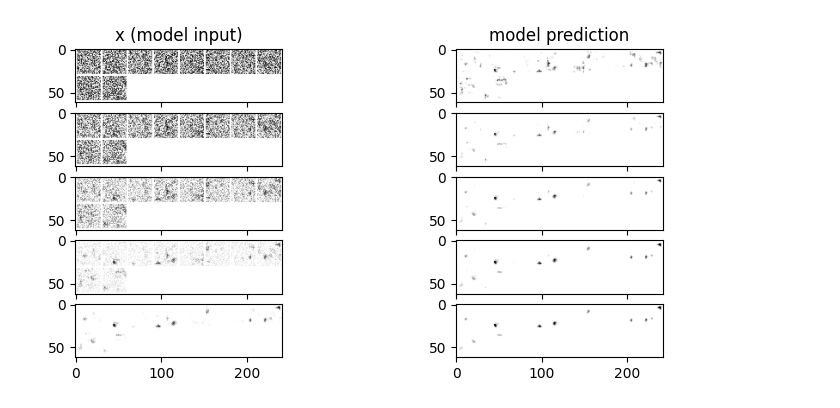
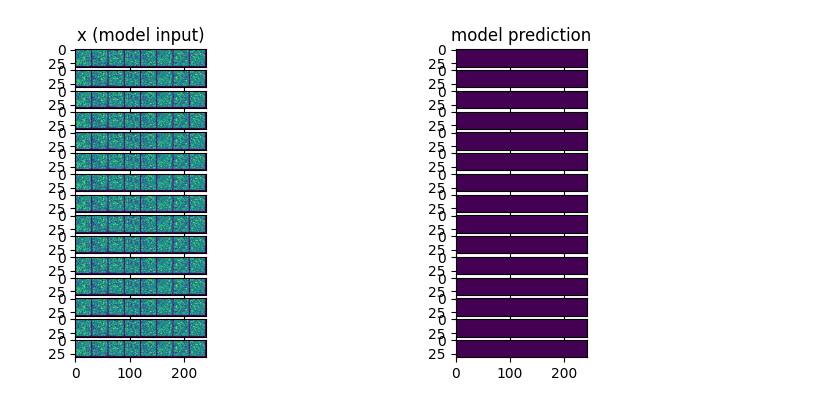
Before and after one commit to Roszczyk/SSNE_cwiczenia, a Jupyter notebook: miniprojekt_4/diffusion.ipynb, the cells around one changed output. Drawn from its saved outputs; the diff is of its cells as text; code cells hidden in the pictures.

```diff
--- a/miniprojekt_4/diffusion.ipynb
+++ b/miniprojekt_4/diffusion.ipynb
@@ -78,14 +76,16 @@ class BasicUNet(nn.Module):
         self.down_layers = torch.nn.ModuleList(
             [
                 nn.Conv2d(in_channels, 32, kernel_size=5, padding=2),
-                nn.Conv2d(32, 64, kernel_size=5, padding=2),
-                nn.Conv2d(64, 64, kernel_size=5, padding=2),
+                nn.Conv2d(32, 256, kernel_size=5, padding=2),
+                nn.Conv2d(256, 256, kernel_size=5, padding=2),
+                nn.Conv2d(256, 256, kernel_size=5, padding=2),
             ]
         )
         self.up_layers = torch.nn.ModuleList(
             [
-                nn.Conv2d(64, 64, kernel_size=5, padding=2),
-                nn.Conv2d(64, 32, kernel_size=5, padding=2),
+                nn.Conv2d(256, 256, kernel_size=5, padding=2),
+                nn.Conv2d(256, 256, kernel_size=5, padding=2),
+                nn.Conv2d(256, 32, kernel_size=5, padding=2),
                 nn.Conv2d(32, out_channels, kernel_size=5, padding=2),
             ]
         )
@@ -97,24 +97,28 @@ class BasicUNet(nn.Module):
         h = []
         for i, l in enumerate(self.down_layers):
             x = self.act(l(x))  # Through the layer and the activation function
-            if i < 2:  # For all but the third (final) down layer:
+            if i < 3:  # For all but the third (final) down layer:
                 h.append(x)  # Storing output for skip connection
                 x = self.downscale(x)  # Downscale ready for the next layer
-
+        # t = t.repeat(1,x.size(2), x.size(3), 1).permute(3,0,1,2)
+        # x=torch.cat((x,t),dim=1)
         for i, l in enumerate(self.up_layers):
             if i > 0:  # For all except the first up layer
                 x = self.upscale(x)  # Upscale
-                x += h.pop()  # Fetching stored output (skip connection)
+                h_tensor = h.pop()
+                if x.size() != h_tensor.size():
+                    x = F.interpolate(x, size=h_tensor.size()[2:], mode='bilinear', align_corners=True)
+                x += h_tensor  # Fetching stored output (skip connection)
             x = self.act(l(x))  # Through the layer and the activation function
 
         return x
 # %%
 # Dataloader (you can mess with batch size)
-batch_size = 32
+batch_size = 128
 train_dataloader = DataLoader(data_set, batch_size=batch_size, shuffle=True)
 
 # How many runs through the data should we do?
-n_epochs = 5
+n_epochs = 15
 
 # Create the network
 net = BasicUNet()
@@ -171,22 +185,23 @@ Finished epoch 4. Average loss for this epoch: 0.186920
 # %%
-n_steps = 5
-x = torch.rand(10, 3, 28, 28).to(device)  # Start from random
+n_steps = 15
+batch = 8
+x = torch.rand(batch, 3, 28, 28).to(device)  # Start from random
 step_history = [x.detach().cpu()]
 pred_output_history = []
 
 for i in range(n_steps):
     with torch.no_grad():  # No need to track gradients during inference
         pred = net(x)  # Predict the denoised x0
     pred_output_history.append(pred.detach().cpu())  # Store model output for plotting
     mix_factor = 1 / (n_steps - i)  # How much we move towards the prediction
     x = x * (1 - mix_factor) + pred * mix_factor  # Move part of the way there
     step_history.append(x.detach().cpu())  # Store step for plotting
 
 fig, axs = plt.subplots(n_steps, 2, figsize=(9, 4), sharex=True)
 axs[0, 0].set_title("x (model input)")
 axs[0, 1].set_title("model prediction")
 for i in range(n_steps):
-    axs[i, 0].imshow(torchvision.utils.make_grid(step_history[i])[0].clip(0, 1), cmap="Greys")
-    axs[i, 1].imshow(torchvision.utils.make_grid(pred_output_history[i])[0].clip(0, 1), cmap="Greys")
+    axs[i, 0].imshow(torchvision.utils.make_grid(step_history[i])[0].clip(0, 1))
+    axs[i, 1].imshow(torchvision.utils.make_grid(pred_output_history[i])[0].clip(0, 1))
 # %% [output]
-[figure, old version]
+[figure, new version]
```
Also changed, not shown: parts of 6 cells of this notebook.
